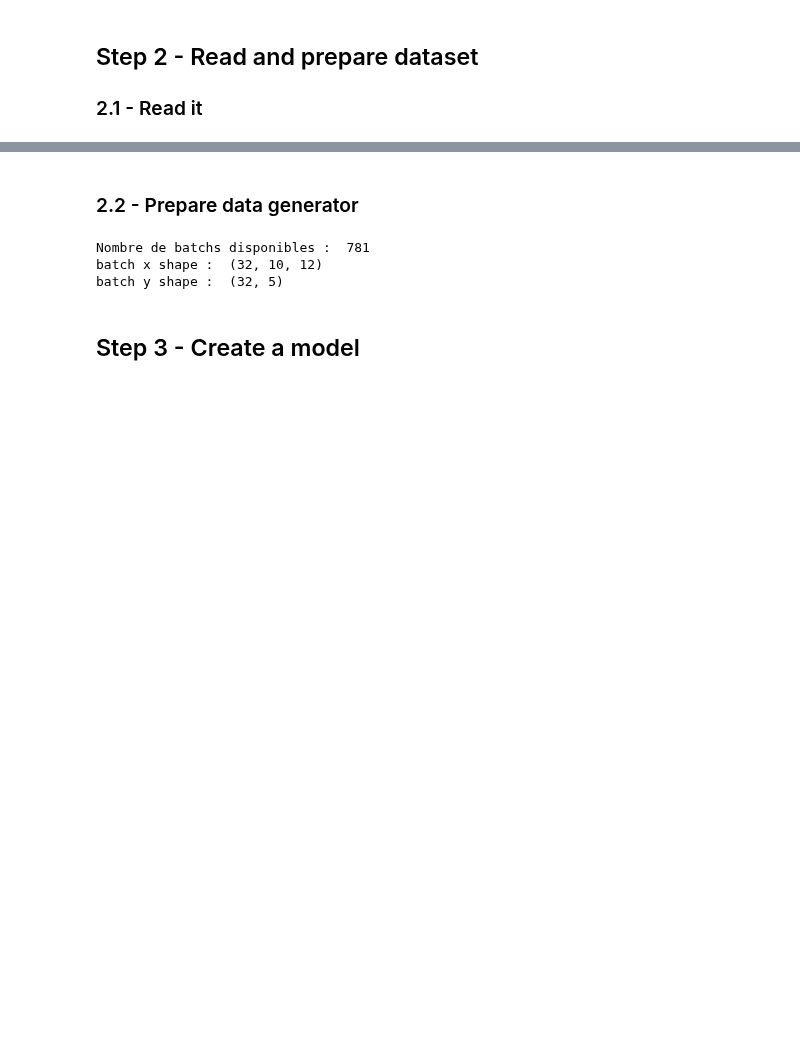
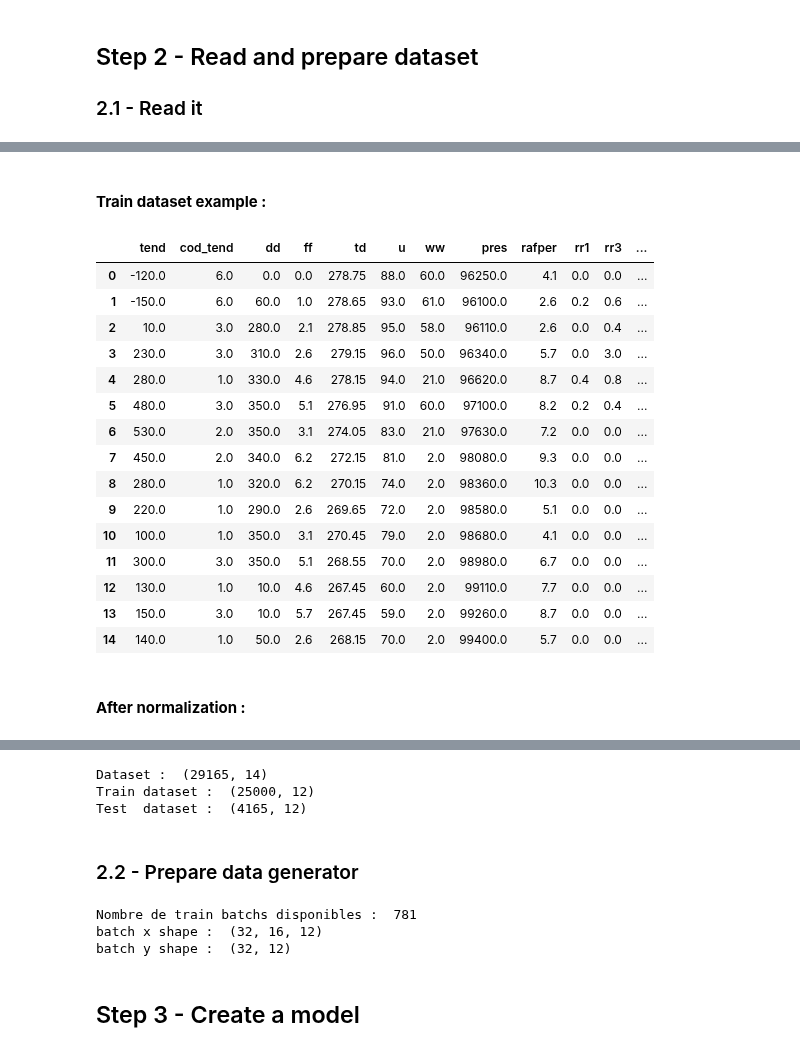
Before and after one commit to Jean-Christ1/Deep-Learning-with-Keras-and-Tensorflow, a Jupyter notebook: SYNOP/01-Try-a-peediction.ipynb, the cells around one changed output, grey strips where cells are left out. Saved outputs shown, nothing was run; the diff lists cells and outputs as text; code cells hidden in the pictures; blank space fills up the shorter version.

Commit message:
SYNOP is running !! :-)
Former-commit-id: 75924c02b34904337583680b4b6b8211c7958b51

```diff
--- a/SYNOP/01-Try-a-peediction.ipynb
+++ b/SYNOP/01-Try-a-peediction.ipynb
@@ -104,0 +65,54 @@ y_test  :  (4165, 5)
+# %%
+dataset_filename = 'synop-LYS.csv'
+schema_filename  = 'synop.json'
+train_len        = 25000
+features         = ['tend', 'cod_tend', 'dd', 'ff', 'td', 'u', 'ww', 'pres', 'rafper', 'rr1', 'rr3', 'tc']
+features_len     = len(features)
+
+# ---- Read dataset
+
+df = pd.read_csv(f'{dataset_dir}/{dataset_filename}', header=0, sep=';')
+
+# ---- Train / Test
+
+dataset_train = df.loc[ :train_len-1, features ]
+dataset_test  = df.loc[train_len:,    features ]
+ooo.subtitle('Train dataset example :')
+display(dataset_train.head(15))
+
+# ---- Normalize, and convert to numpy array
+
+mean = dataset_train.mean()
+std  = dataset_train.std()
+dataset_train = (dataset_train - mean) / std
+dataset_test  = (dataset_test  - mean) / std
+
+ooo.subtitle('After normalization :')
+display(dataset_train.describe().style.format("{0:.2f}"))
+
+dataset_train = dataset_train.to_numpy()
+dataset_test  = dataset_test.to_numpy()
+
+
+print('Dataset : ',df.shape)
+print('Train dataset : ',dataset_train.shape)
+print('Test  dataset : ',dataset_test.shape)
+# %% [output]
+<br>**Train dataset example :**
+|  | tend | cod_tend | dd | ff | td | u | ww | pres | rafper | rr1 | rr3 | ... |
+| 0 | -120.0 | 6.0 | 0.0 | 0.0 | 278.75 | 88.0 | 60.0 | 96250.0 | 4.1 | 0.0 | 0.0 | ... |
+| 1 | -150.0 | 6.0 | 60.0 | 1.0 | 278.65 | 93.0 | 61.0 | 96100.0 | 2.6 | 0.2 | 0.6 | ... |
+| 2 | 10.0 | 3.0 | 280.0 | 2.1 | 278.85 | 95.0 | 58.0 | 96110.0 | 2.6 | 0.0 | 0.4 | ... |
+| 3 | 230.0 | 3.0 | 310.0 | 2.6 | 279.15 | 96.0 | 50.0 | 96340.0 | 5.7 | 0.0 | 3.0 | ... |
+| 4 | 280.0 | 1.0 | 330.0 | 4.6 | 278.15 | 94.0 | 21.0 | 96620.0 | 8.7 | 0.4 | 0.8 | ... |
+| 5 | 480.0 | 3.0 | 350.0 | 5.1 | 276.95 | 91.0 | 60.0 | 97100.0 | 8.2 | 0.2 | 0.4 | ... |
+| 6 | 530.0 | 2.0 | 350.0 | 3.1 | 274.05 | 83.0 | 21.0 | 97630.0 | 7.2 | 0.0 | 0.0 | ... |
+| 7 | 450.0 | 2.0 | 340.0 | 6.2 | 272.15 | 81.0 | 2.0 | 98080.0 | 9.3 | 0.0 | 0.0 | ... |
+| 8 | 280.0 | 1.0 | 320.0 | 6.2 | 270.15 | 74.0 | 2.0 | 98360.0 | 10.3 | 0.0 | 0.0 | ... |
+| 9 | 220.0 | 1.0 | 290.0 | 2.6 | 269.65 | 72.0 | 2.0 | 98580.0 | 5.1 | 0.0 | 0.0 | ... |
+| 10 | 100.0 | 1.0 | 350.0 | 3.1 | 270.45 | 79.0 | 2.0 | 98680.0 | 4.1 | 0.0 | 0.0 | ... |
+| 11 | 300.0 | 3.0 | 350.0 | 5.1 | 268.55 | 70.0 | 2.0 | 98980.0 | 6.7 | 0.0 | 0.0 | ... |
+| 12 | 130.0 | 1.0 | 10.0 | 4.6 | 267.45 | 60.0 | 2.0 | 99110.0 | 7.7 | 0.0 | 0.0 | ... |
+| 13 | 150.0 | 3.0 | 10.0 | 5.7 | 267.45 | 59.0 | 2.0 | 99260.0 | 8.7 | 0.0 | 0.0 | ... |
+| 14 | 140.0 | 1.0 | 50.0 | 2.6 | 268.15 | 70.0 | 2.0 | 99400.0 | 5.7 | 0.0 | 0.0 | ... |
+<br>**After normalization :**
@@ -105,22 +128,30 @@ y_test  :  (4165, 5)
+Dataset :  (29165, 14)
+Train dataset :  (25000, 12)
+Test  dataset :  (4165, 12)
 # %% [markdown]
 ### 2.2 - Prepare data generator
 # %%
-sequence_len = 10
+sequence_len = 16
 batch_size   = 32
-n_features   = x_train.shape[1]
 
-train_generator = TimeseriesGenerator(x_train, y_train, length=sequence_len, batch_size=batch_size)
+# ---- Train generator
+train_generator = TimeseriesGenerator(dataset_train, dataset_train, length=sequence_len,  batch_size=batch_size)
+test_generator  = TimeseriesGenerator(dataset_test,  dataset_test,  length=sequence_len,  batch_size=batch_size)
 
 # ---- About
 
-print(f'Nombre de batchs disponibles : ', len(train_generator))
 x,y=train_generator[0]
+print(f'Nombre de train batchs disponibles : ', len(train_generator))
 print('batch x shape : ',x.shape)
 print('batch y shape : ',y.shape)
+
+# x,y=train_generator[0]
+# np_print(x[0])
+# np_print(y[0])
 # %% [output]
-Nombre de batchs disponibles :  781
-batch x shape :  (32, 10, 12)
-batch y shape :  (32, 5)
+Nombre de train batchs disponibles :  781
+batch x shape :  (32, 16, 12)
+batch y shape :  (32, 12)
 # %% [markdown]
 ## Step 3 - Create a model
 # %%
```
Also changed, not shown: parts of 16 cells of this notebook, 2 other files.
